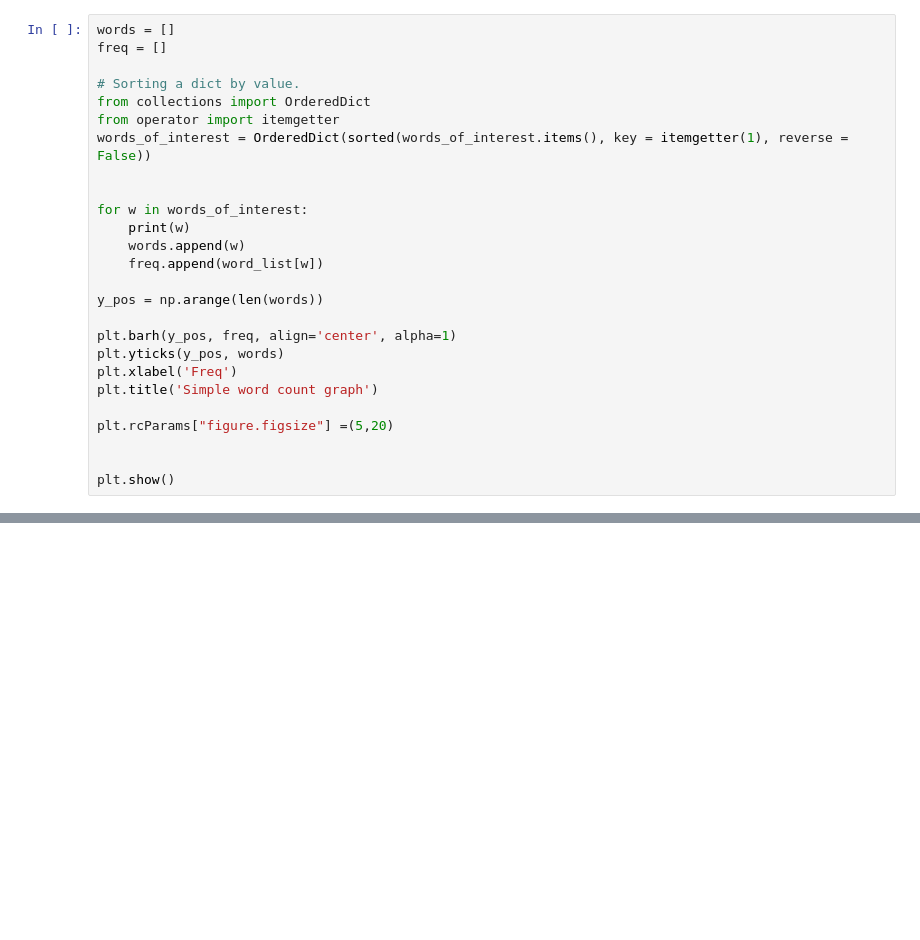
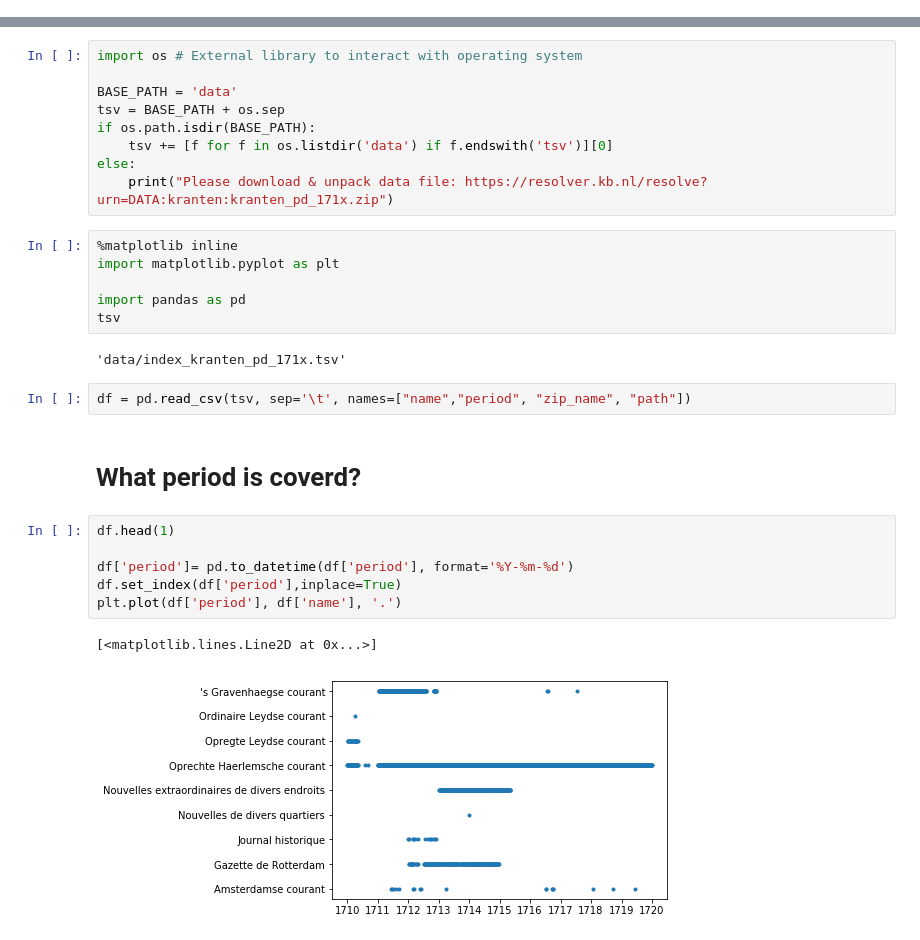
Before and after one commit to WillemJan/DHBenelux2018, a Jupyter notebook: DhBenelux.ipynb, the cells around one changed output, grey strips where cells are left out. Drawn from its saved outputs; the diff is of its cells as text; blank space fills up the shorter version.

```diff
--- a/DhBenelux.ipynb
+++ b/DhBenelux.ipynb
@@ -561,26 +0,0 @@ for word in word_list:
-# %%
-words = []
-freq = []
-
-# Sorting a dict by value.
-from collections import OrderedDict
-from operator import itemgetter
-words_of_interest = OrderedDict(sorted(words_of_interest.items(), key = itemgetter(1), reverse = False))
-
-
-for w in words_of_interest:
-    print(w)
-    words.append(w)
-    freq.append(word_list[w])
-
-y_pos = np.arange(len(words))
-
-plt.barh(y_pos, freq, align='center', alpha=1)
-plt.yticks(y_pos, words)
-plt.xlabel('Freq')
-plt.title('Simple word count graph')
-
-plt.rcParams["figure.figsize"] =(5,20)
-
-
-plt.show()
@@ -678,0 +10,30 @@ for didl in all_didl:
+# %%
+import os # External library to interact with operating system
+
+BASE_PATH = 'data'
+tsv = BASE_PATH + os.sep
+if os.path.isdir(BASE_PATH):
+    tsv += [f for f in os.listdir('data') if f.endswith('tsv')][0]
+else:
+    print("Please download & unpack data file: https://resolver.kb.nl/resolve?urn=DATA:kranten:kranten_pd_171x.zip")
+# %%
+%matplotlib inline
+import matplotlib.pyplot as plt
+
+import pandas as pd
+tsv
+# %% [output]
+'data/index_kranten_pd_171x.tsv'
+# %%
+df = pd.read_csv(tsv, sep='\t', names=["name","period", "zip_name", "path"])
+# %% [markdown]
+# What period is coverd?
+# %%
+df.head(1)
+
+df['period']= pd.to_datetime(df['period'], format='%Y-%m-%d')
+df.set_index(df['period'],inplace=True)
+plt.plot(df['period'], df['name'], '.')
+# %% [output]
+[<matplotlib.lines.Line2D at 0x...>]
+[figure, added]
```
Also changed, not shown: parts of 87 cells of this notebook, 1 other file.
